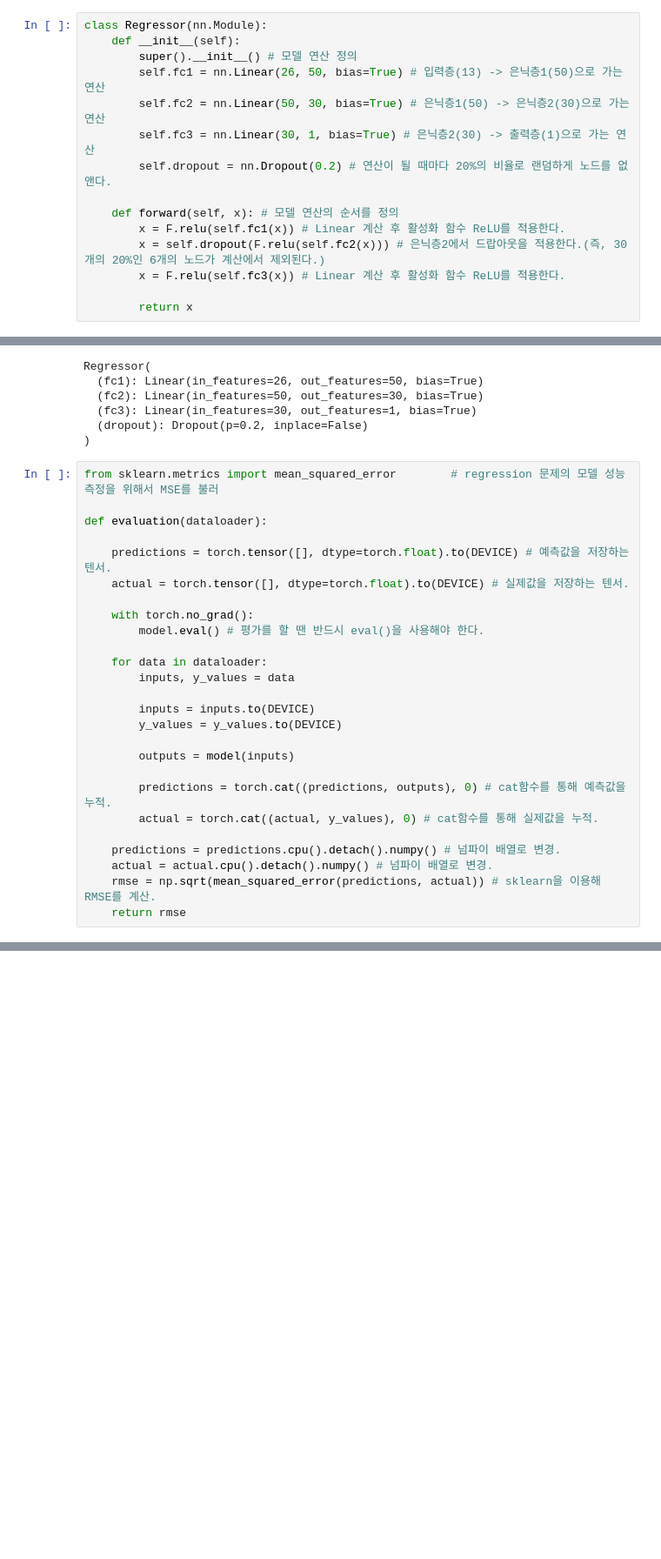
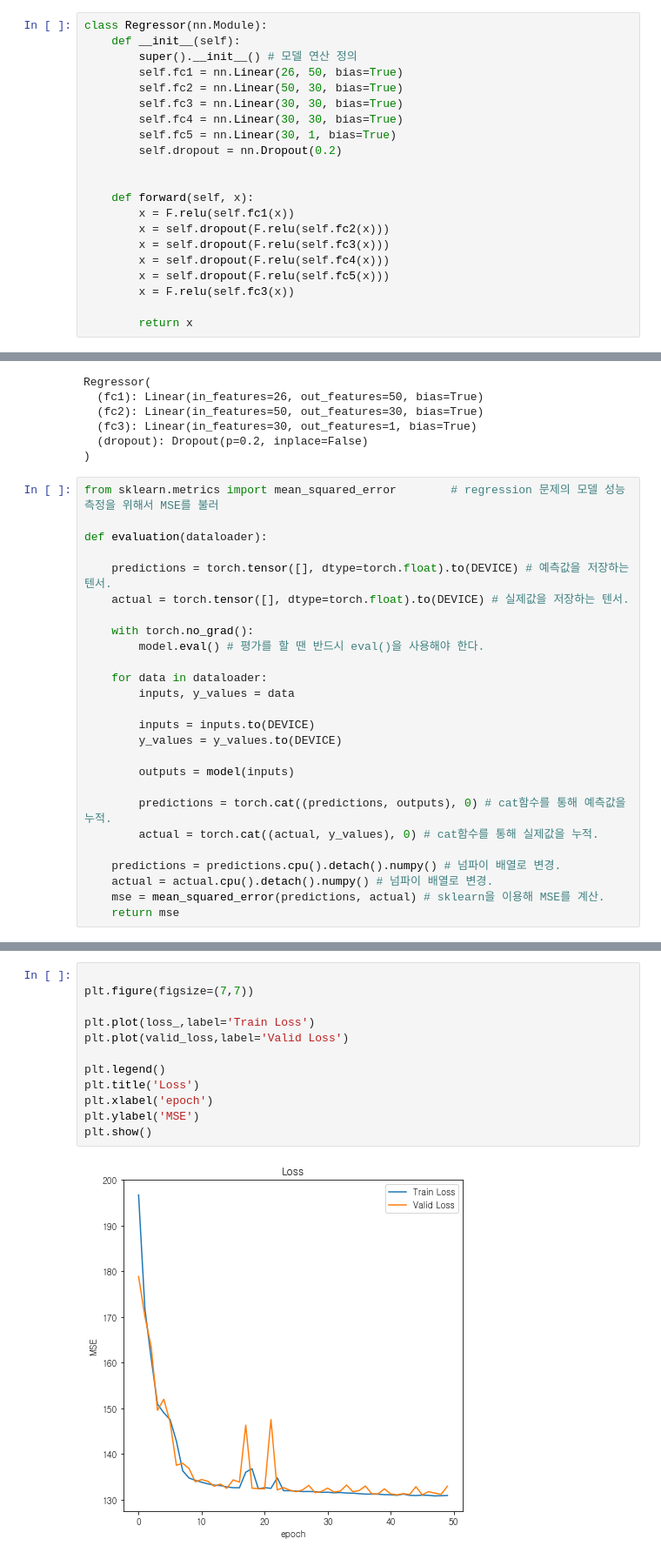
Before and after one commit to bub3690/22-1_datamining, a Jupyter notebook: final_project/MLP.ipynb, the cells around one changed output, grey strips where cells are left out. Shown at 87% size. Drawn from its saved outputs; the diff is of its cells as text; blank space fills up the shorter version.

```diff
--- a/final_project/MLP.ipynb
+++ b/final_project/MLP.ipynb
@@ -203,15 +203,21 @@ test_loader = torch.utils.data.DataLoader(test_sets, batch_size=32, shuffle=Fals
 class Regressor(nn.Module):
     def __init__(self):
         super().__init__() # 모델 연산 정의
-        self.fc1 = nn.Linear(26, 50, bias=True) # 입력층(13) -> 은닉층1(50)으로 가는 연산
-        self.fc2 = nn.Linear(50, 30, bias=True) # 은닉층1(50) -> 은닉층2(30)으로 가는 연산
-        self.fc3 = nn.Linear(30, 1, bias=True) # 은닉층2(30) -> 출력층(1)으로 가는 연산
-        self.dropout = nn.Dropout(0.2) # 연산이 될 때마다 20%의 비율로 랜덤하게 노드를 없앤다.
+        self.fc1 = nn.Linear(26, 50, bias=True)
+        self.fc2 = nn.Linear(50, 30, bias=True)
+        self.fc3 = nn.Linear(30, 30, bias=True)
+        self.fc4 = nn.Linear(30, 30, bias=True)
+        self.fc5 = nn.Linear(30, 1, bias=True)
+        self.dropout = nn.Dropout(0.2)
 
-    def forward(self, x): # 모델 연산의 순서를 정의
-        x = F.relu(self.fc1(x)) # Linear 계산 후 활성화 함수 ReLU를 적용한다.
-        x = self.dropout(F.relu(self.fc2(x))) # 은닉층2에서 드랍아웃을 적용한다.(즉, 30개의 20%인 6개의 노드가 계산에서 제외된다.)
-        x = F.relu(self.fc3(x)) # Linear 계산 후 활성화 함수 ReLU를 적용한다.
+
+    def forward(self, x):
+        x = F.relu(self.fc1(x))
+        x = self.dropout(F.relu(self.fc2(x)))
+        x = self.dropout(F.relu(self.fc3(x)))
+        x = self.dropout(F.relu(self.fc4(x)))
+        x = self.dropout(F.relu(self.fc5(x)))
+        x = F.relu(self.fc3(x))
 
         return x
 # %%
@@ -251,8 +257,8 @@ def evaluation(dataloader):
 
     predictions = predictions.cpu().detach().numpy() # 넘파이 배열로 변경.
     actual = actual.cpu().detach().numpy() # 넘파이 배열로 변경.
-    rmse = np.sqrt(mean_squared_error(predictions, actual)) # sklearn을 이용해 RMSE를 계산.
-    return rmse
+    mse = mean_squared_error(predictions, actual) # sklearn을 이용해 MSE를 계산.
+    return mse
 # %%
 loss_ = [] # loss를 저장할 리스트.
 valid_loss = []
@@ -291 +312,15 @@ KeyboardInterrupt:
+# %%
+
+plt.figure(figsize=(7,7))
+
+plt.plot(loss_,label='Train Loss')
+plt.plot(valid_loss,label='Valid Loss')
+
+plt.legend()
+plt.title('Loss')
+plt.xlabel('epoch')
+plt.ylabel('MSE')
+plt.show()
+# %% [output]
+[figure, added]
 # %%
```
Also changed, not shown: parts of 2 cells of this notebook.
